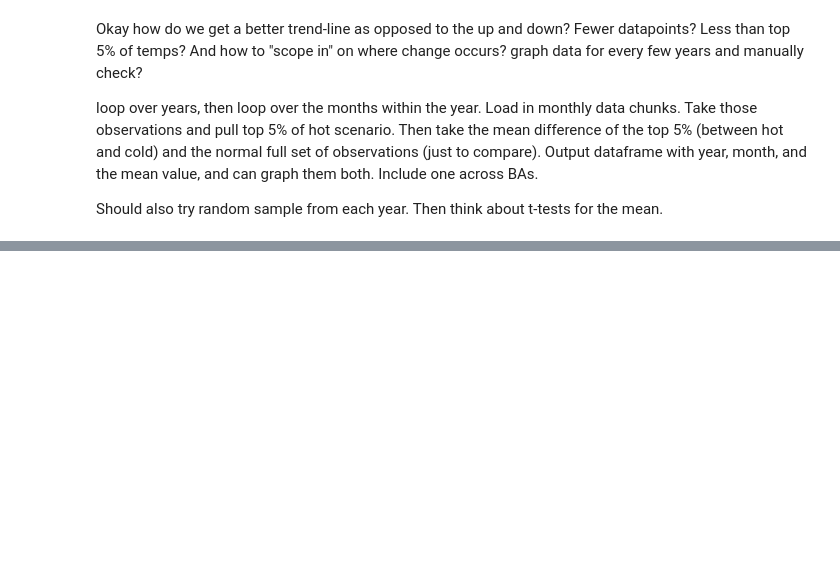
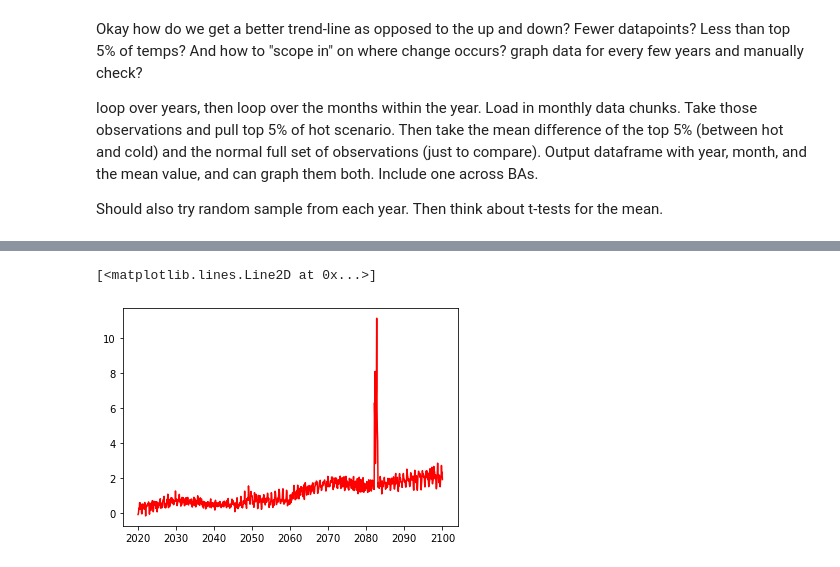
Before and after one commit to IMMM-SFA/misha_code, a Jupyter notebook: change_detection.ipynb, the cells around one changed output, grey strips where cells are left out. Cells and saved outputs as stored; diff of their text form; code cells hidden in the pictures; blank space fills up the shorter version.

```diff
--- a/change_detection.ipynb
+++ b/change_detection.ipynb
@@ -187,8 +94,11 @@ def difference_values_top_5(input_BA): # do input_BA as string e.g. 'AEC'
     months_list_repeated = months_list * 80
     diff_top_5_means_df['Month'] = months_list_repeated
 
+    months_index = pd.date_range(start = '2020-01', end = '2100-01', freq = 'M')
+    diff_top_5_means_df['Index'] = months_index
+
     # reorganize columns
-    diff_top_5_means_df = diff_top_5_means_df[['Year', 'Month', 'Mean_Difference']]
+    diff_top_5_means_df = diff_top_5_means_df[['Index', 'Year', 'Month', 'Mean_Difference']]
 
 
     return diff_top_5_means_df  # len of list is 960, so a monthly mean value over 80 years of data
@@ -284,0 +213,5 @@ plt.plot(aeci_diff_5['Mean_Difference'])
+# %%
+plt.plot(aeci_diff_5['Index'], aeci_diff_5['Mean_Difference'], color = 'red')
+# %% [output]
+[<matplotlib.lines.Line2D at 0x...>]
+[figure, added]
```
Also changed, not shown: parts of 19 cells of this notebook.
